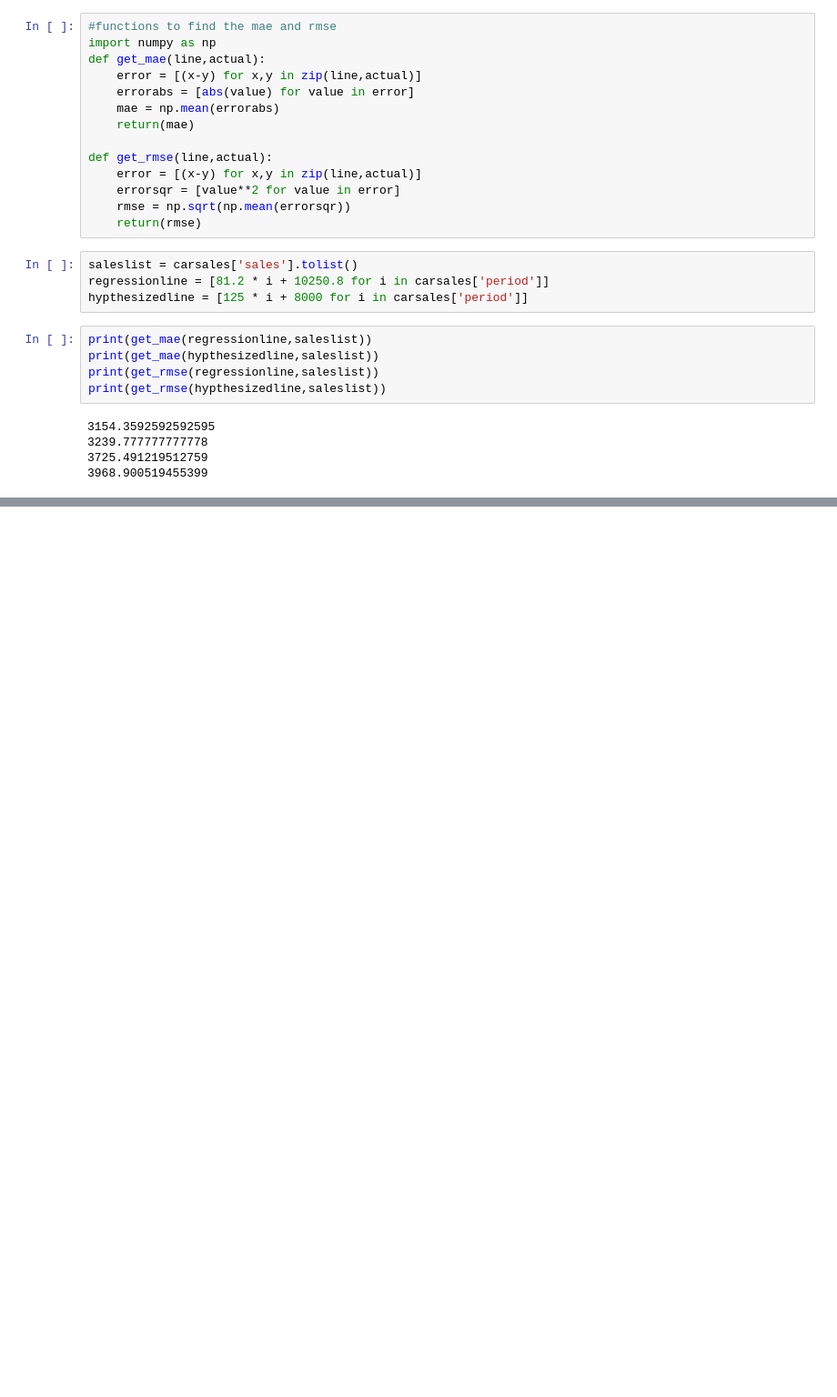
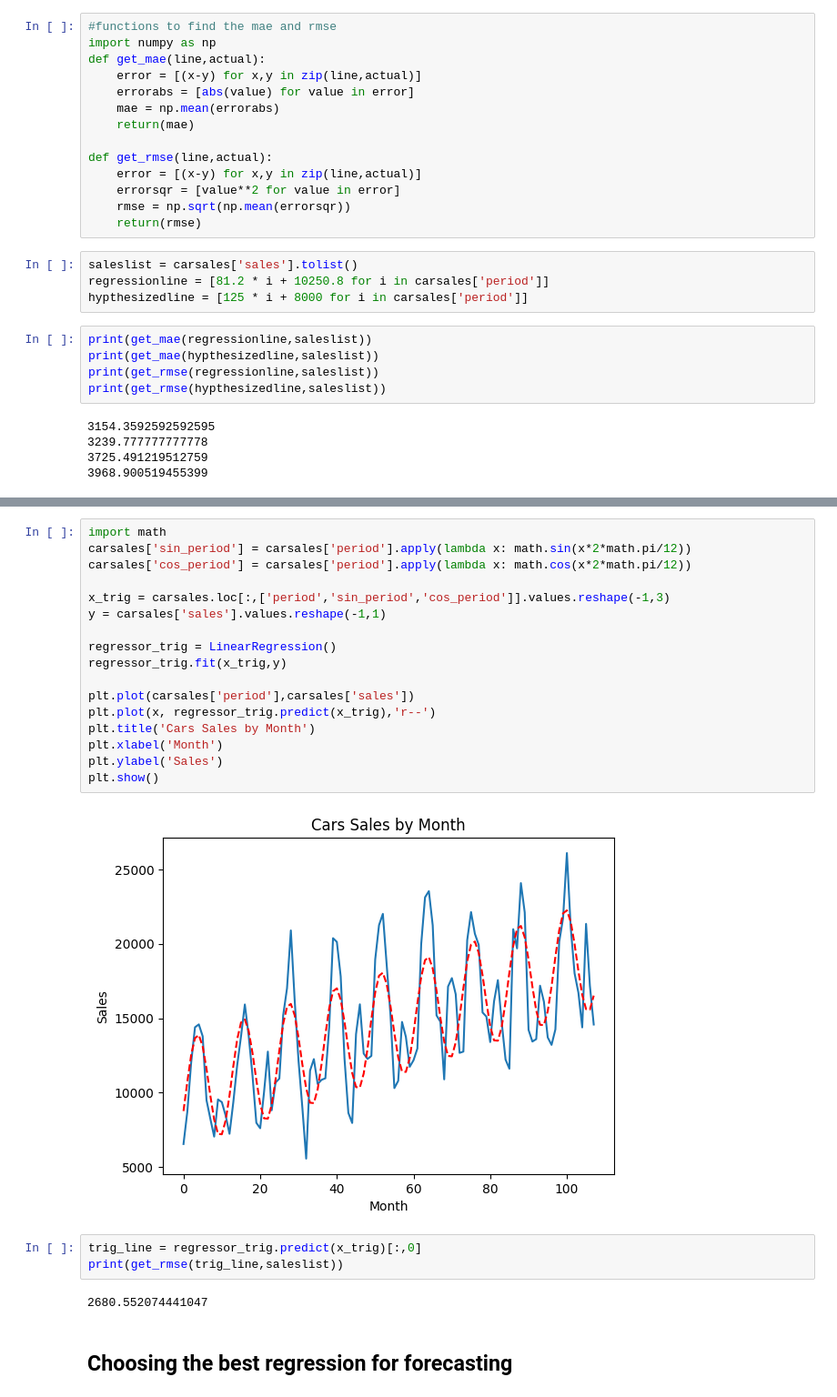
Before and after one commit to brieng314/DiveIntoDS, a Jupyter notebook: dive_into_DS_Forecasting.ipynb, the cells around one changed output, grey strips where cells are left out. Shown at 91% size. Saved outputs shown, nothing was run; the diff lists cells and outputs as text; blank space fills up the shorter version.

Commit message:
Forecasting done and next is set up

```diff
--- a/dive_into_DS_Forecasting.ipynb
+++ b/dive_into_DS_Forecasting.ipynb
@@ -146,0 +191,26 @@ print(get_rmse(hypthesizedline,saleslist))
+# %%
+import math
+carsales['sin_period'] = carsales['period'].apply(lambda x: math.sin(x*2*math.pi/12))
+carsales['cos_period'] = carsales['period'].apply(lambda x: math.cos(x*2*math.pi/12))
+
+x_trig = carsales.loc[:,['period','sin_period','cos_period']].values.reshape(-1,3)
+y = carsales['sales'].values.reshape(-1,1)
+
+regressor_trig = LinearRegression()
+regressor_trig.fit(x_trig,y)
+
+plt.plot(carsales['period'],carsales['sales'])
+plt.plot(x, regressor_trig.predict(x_trig),'r--')
+plt.title('Cars Sales by Month')
+plt.xlabel('Month')
+plt.ylabel('Sales')
+plt.show()
+# %% [output]
+[figure, added]
+# %%
+trig_line = regressor_trig.predict(x_trig)[:,0]
+print(get_rmse(trig_line,saleslist))
+# %% [output]
+2680.552074441047
+# %% [markdown]
+## Choosing the best regression for forecasting
```
Also changed, not shown: parts of 12 cells of this notebook, 2 other files.
